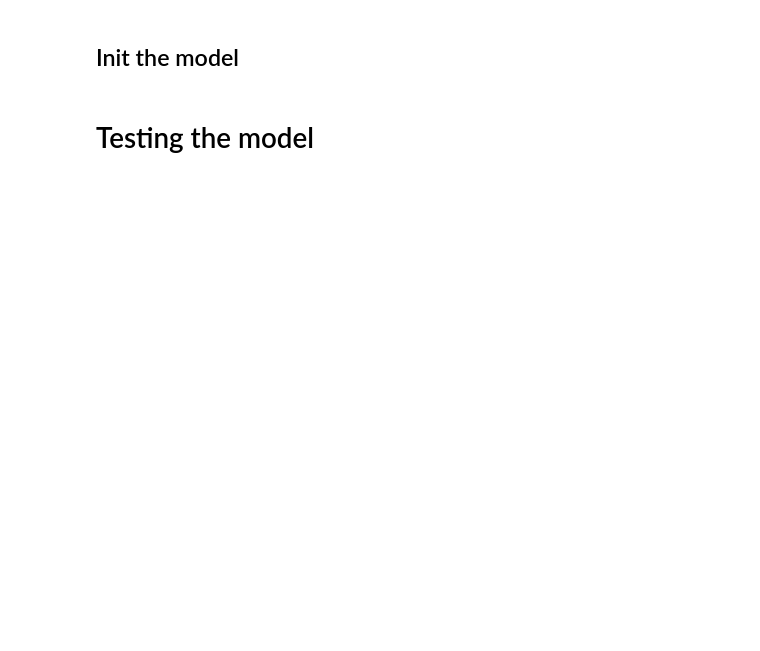
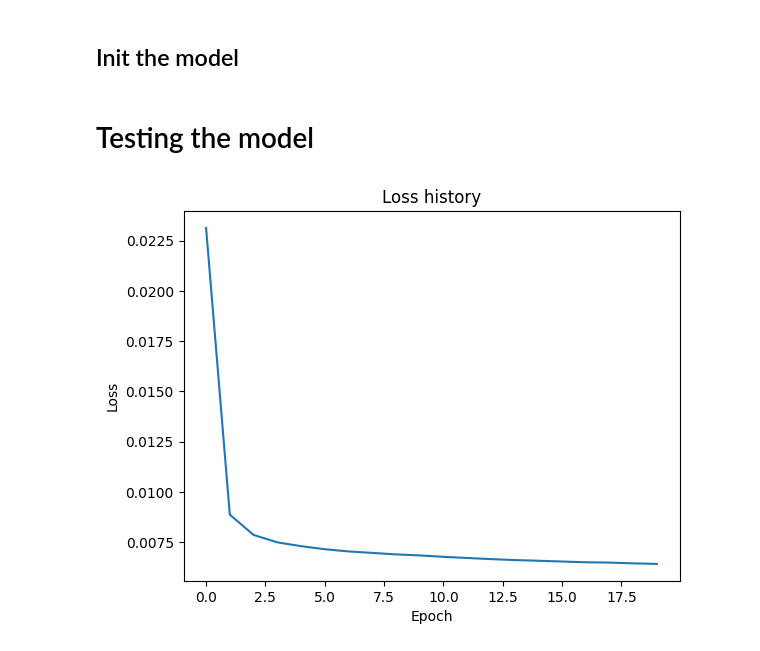
Before and after one commit to sofi12321/healthy-based-productivity, a Jupyter notebook: Model/model_test.ipynb, the cells around one changed output. Cells and saved outputs as stored; diff of their text form; code cells hidden in the pictures; blank space fills up the shorter version.

Commit message:
Add training loop for the model. (MODEL IS NOT TESTED ONREAL DATA)

```diff
--- a/Model/model_test.ipynb
+++ b/Model/model_test.ipynb
@@ -64,9 +116,10 @@ input_data, type_vector, output_vector = preproc.preprocess(data)
 # %%
 from sklearn.preprocessing import MinMaxScaler
 
-# Normalize input data
+# Normalize input and output data
 scaler = MinMaxScaler()
 input_data = scaler.fit_transform(input_data)
+output_vector = scaler.fit_transform(output_vector)
 # %% [markdown]
 ## Creating the dataset
 # %%
@@ -163,2 +237,42 @@ SC_LSTM = Model(in_features, n_layers, hidden_size, out_features, batch_size).to
+# %%
+# Firstly train the LSTM using only reschedulable tasks
+SC_LSTM.train()
+SC_LSTM.train_lstm()
+
+for epoch in range(0, epochs):
+    SC_LSTM.reset_states()
+    for i, (X, task_type, Y) in enumerate(tqdm(train_resched_dataloader, desc=f"Epoch: {epoch + 1}, Mean Loss: {mean_loss}", leave=False, colour='green')):
+
+        # Convert X and Y to the correct type
+        X = torch.Tensor(X).type(torch.float32).to(device)
+        Y = torch.Tensor(Y).type(torch.float32).to(device)
+
+        # Make prediction
+        Y_pred = SC_LSTM.forward(X, task_type=task_type, free_time_slots=single_interval, save_states=True)
+
+        # Calculate loss
+        loss = loss_func(Y_pred.view(-1, ), Y.view(-1, ))
+
+        # Backward pass
+        loss.backward()
+        optimizer.step()
+        optimizer.zero_grad()
+
+        # Append loss to list
+        loss_accomulator.append(loss.item())
+
+    mean_loss = np.mean(loss_accomulator)
+    history.append(mean_loss)
+    loss_accomulator = []
+# %%
+import matplotlib.pyplot as plt
+# Plot the loss history
+plt.plot(history)
+plt.xlabel("Epoch")
+plt.ylabel("Loss")
+plt.title("Loss history")
+plt.show()
+# %% [output]
+[figure, added]
 # %%
 # Configure hyper-parameters
```
Also changed, not shown: parts of 16 cells of this notebook, 6 other files.
